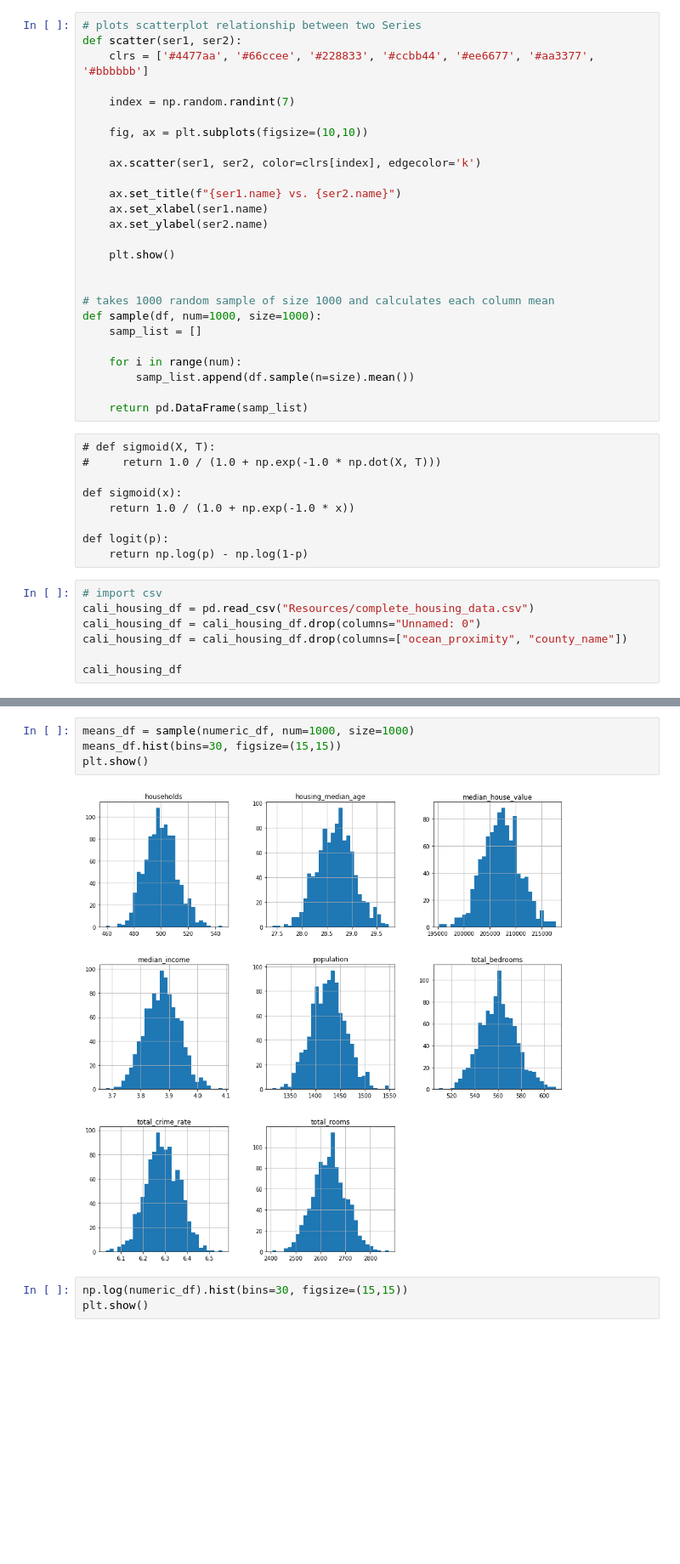
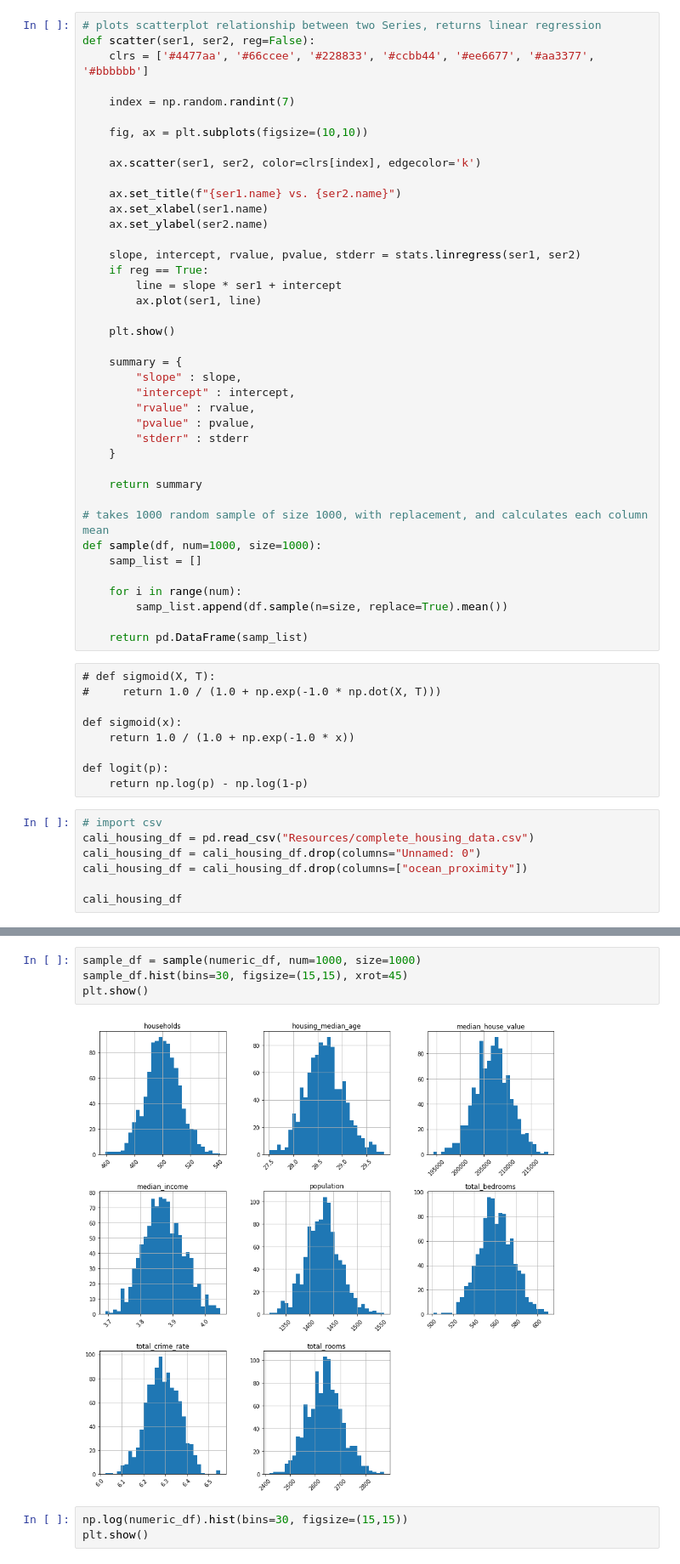
Before and after one commit to phamkdaniel/Cali-Housing-Project, a Jupyter notebook: analysis.ipynb, the cells around one changed output, grey strips where cells are left out. Shown at 85% size. Cells and saved outputs as stored; diff of their text form; blank space fills up the shorter version.

Commit message:
update plot function

```diff
--- a/analysis.ipynb
+++ b/analysis.ipynb
@@ -10,8 +10,8 @@ from scipy.stats import linregress
 
 %matplotlib inline
 # %%
-# plots scatterplot relationship between two Series
-def scatter(ser1, ser2):
+# plots scatterplot relationship between two Series, returns linear regression
+def scatter(ser1, ser2, reg=False):
     clrs = ['#4477aa', '#66ccee', '#228833', '#ccbb44', '#ee6677', '#aa3377', '#bbbbbb']
 
     index = np.random.randint(7)
@@ -24,15 +24,29 @@ def scatter(ser1, ser2):
     ax.set_xlabel(ser1.name)
     ax.set_ylabel(ser2.name)
 
+    slope, intercept, rvalue, pvalue, stderr = stats.linregress(ser1, ser2)
+    if reg == True:
+        line = slope * ser1 + intercept
+        ax.plot(ser1, line)
+
     plt.show()
 
+    summary = {
+        "slope" : slope,
+        "intercept" : intercept,
+        "rvalue" : rvalue,
+        "pvalue" : pvalue,
+        "stderr" : stderr
+    }
 
-# takes 1000 random sample of size 1000 and calculates each column mean
+    return summary
+
+# takes 1000 random sample of size 1000, with replacement, and calculates each column mean
 def sample(df, num=1000, size=1000):
     samp_list = []
 
     for i in range(num):
-        samp_list.append(df.sample(n=size).mean())
+        samp_list.append(df.sample(n=size, replace=True).mean())
 
     return pd.DataFrame(samp_list)
 # %% [raw]
@@ -48,7 +62,7 @@ def logit(p):
 # import csv
 cali_housing_df = pd.read_csv("Resources/complete_housing_data.csv")
 cali_housing_df = cali_housing_df.drop(columns="Unnamed: 0")
-cali_housing_df = cali_housing_df.drop(columns=["ocean_proximity", "county_name"])
+cali_housing_df = cali_housing_df.drop(columns=["ocean_proximity"])
 
 cali_housing_df
 # %% [output]
@@ -74,11 +108,11 @@ plt.show()
 # %% [output]
 [figure]
 # %%
-means_df = sample(numeric_df, num=1000, size=1000)
-means_df.hist(bins=30, figsize=(15,15))
+sample_df = sample(numeric_df, num=1000, size=1000)
+sample_df.hist(bins=30, figsize=(15,15), xrot=45)
 plt.show()
 # %% [output]
-[figure, old version]
+[figure, new version]
 # %%
 np.log(numeric_df).hist(bins=30, figsize=(15,15))
 plt.show()
```
Also changed, not shown: parts of 18 cells of this notebook, 1 other file.
